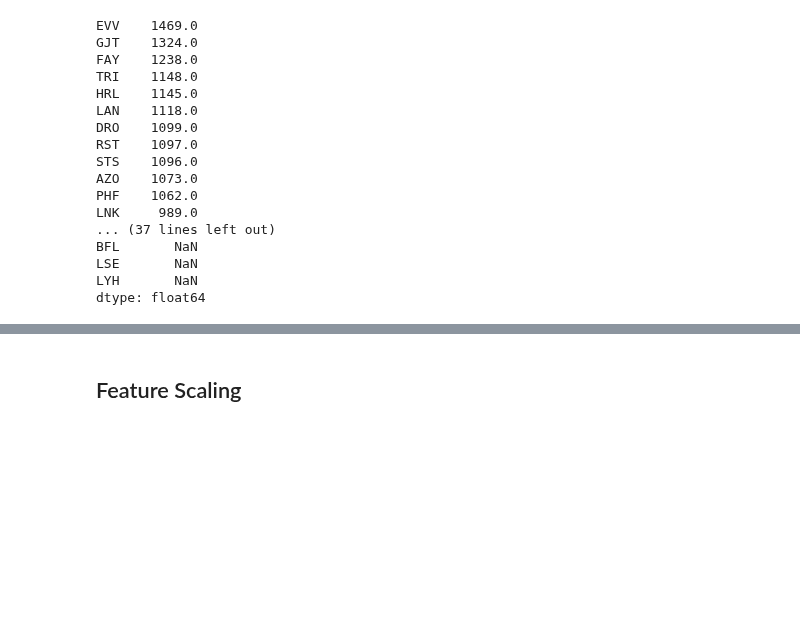
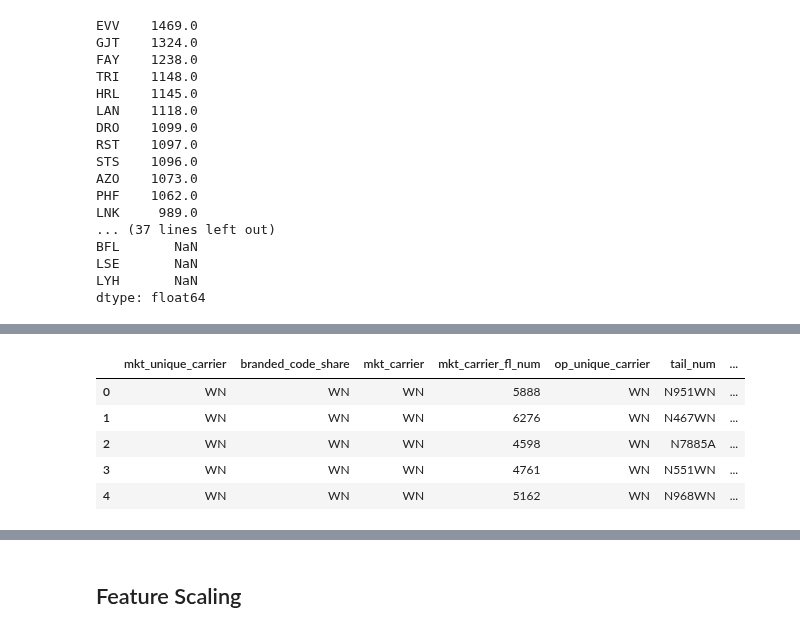
Before and after one commit to Zmek95/Flight_Delay_Predictor, a Jupyter notebook: f_engineering.ipynb, the cells around one changed output, grey strips where cells are left out. Cells and saved outputs as stored; diff of their text form; code cells hidden in the pictures; blank space fills up the shorter version.

```diff
--- a/f_engineering.ipynb
+++ b/f_engineering.ipynb
@@ -301,0 +352,9 @@ train_n_null.to_csv('data/Training/combined_datasets/train.csv', index=False)
+# %%
+test.head()
+# %% [output]
+|  | mkt_unique_carrier | branded_code_share | mkt_carrier | mkt_carrier_fl_num | op_unique_carrier | tail_num | ... |
+| 0 | WN | WN | WN | 5888 | WN | N951WN | ... |
+| 1 | WN | WN | WN | 6276 | WN | N467WN | ... |
+| 2 | WN | WN | WN | 4598 | WN | N7885A | ... |
+| 3 | WN | WN | WN | 4761 | WN | N551WN | ... |
+| 4 | WN | WN | WN | 5162 | WN | N968WN | ... |
```
Also changed, not shown: parts of 37 cells of this notebook, 2 other files.
